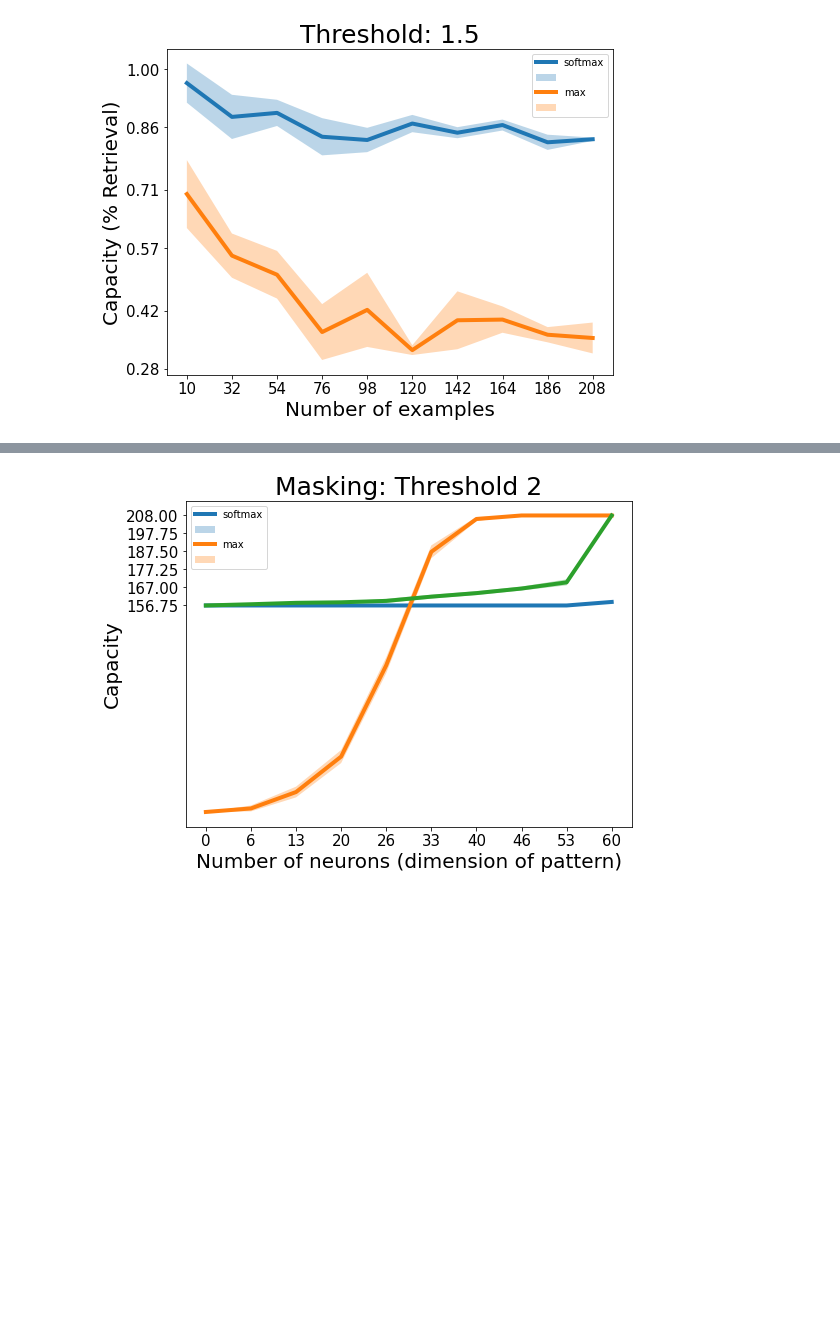
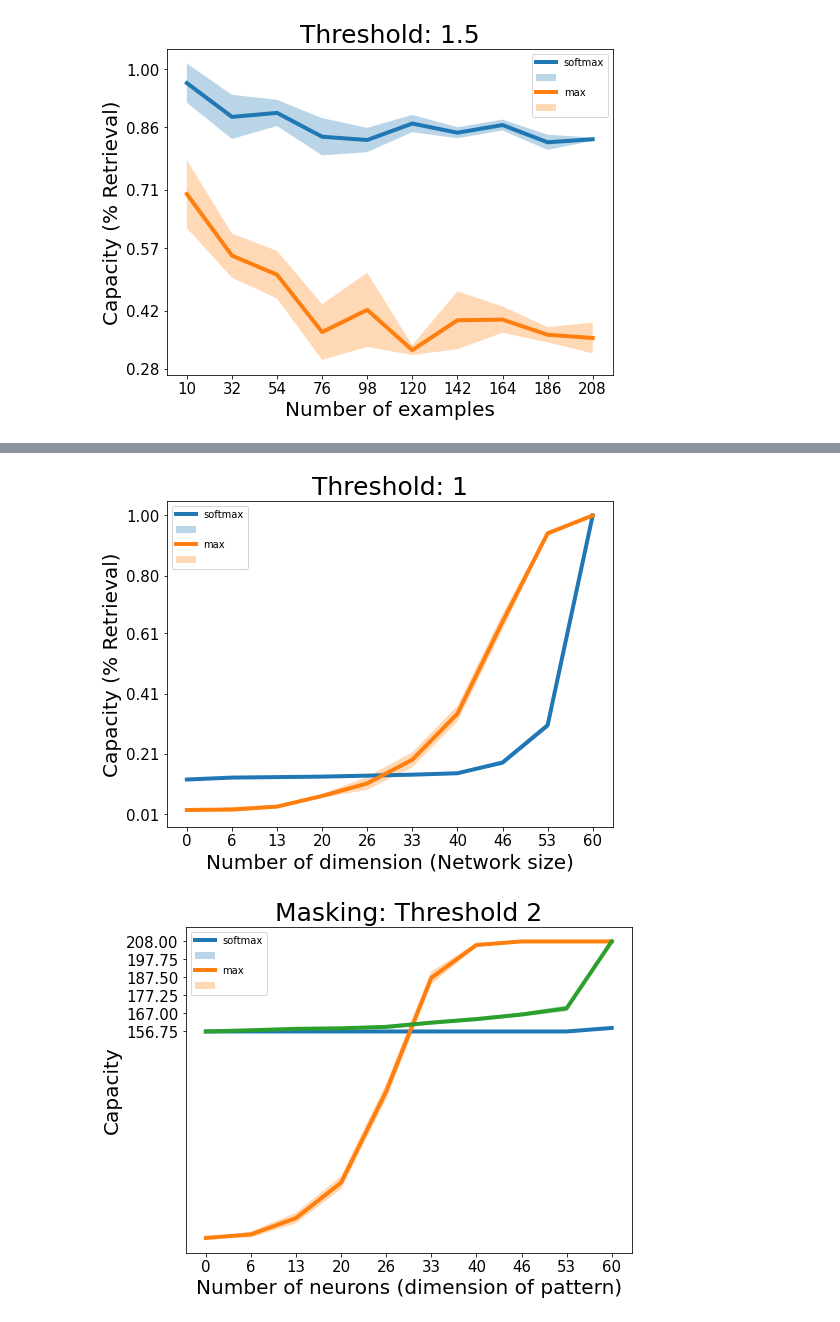
Before and after one commit to NizarIslah/Theory_Associative_Memory, a Jupyter notebook: hopfield.ipynb, the cells around one changed output, grey strips where cells are left out. Cells and saved outputs as stored; diff of their text form; code cells hidden in the pictures; blank space fills up the shorter version.

```diff
--- a/hopfield.ipynb
+++ b/hopfield.ipynb
@@ -416,18 +431,20 @@ for s in range(len(separations)):
 # %%
 import matplotlib.pyplot as plt
 acc_softmax = acc_mchn[:,:,0]
 acc_max = acc_mchn[:,:, 1]
 fig=plt.figure(figsize=(8,6))
 for acc in [acc_softmax, acc_max]:
     plt.title(f"Threshold: {ET}", fontsize=25)
     plt.plot(acc.mean(1), lw=4)
     plt.xlabel("Number of dimension (Network size)",fontsize=20)
-    plt.xticks(range(len(N)), N, fontsize=15)
+    plt.xticks(range(len(n_mask)), np.flip(n_mask), fontsize=15)
     plt.yticks(np.linspace(np.min([acc_softmax.min(),acc_max.min()]),1,6).round(2), fontsize=15)
-    plt.fill_between(range(len(N)), acc.mean(1)-acc.std(1), acc.mean(1)+acc.std(1) ,alpha=0.3)
+    plt.fill_between(range(len(n_mask)), acc.mean(1)-acc.std(1), acc.mean(1)+acc.std(1) ,alpha=0.3)
     plt.ylabel("Capacity (% Retrieval)",fontsize=20)
 plt.legend(['softmax', None,'max',None])
 plt.show()
+# %% [output]
+[figure, added]
 # %%
 # fig=plt.figure(figsize=(8,6))
 # for acc in [np.flip(acc_softmax), np.flip(acc_max), np.flip(acc_identity)]:
```
Also changed, not shown: parts of 2 cells of this notebook.
